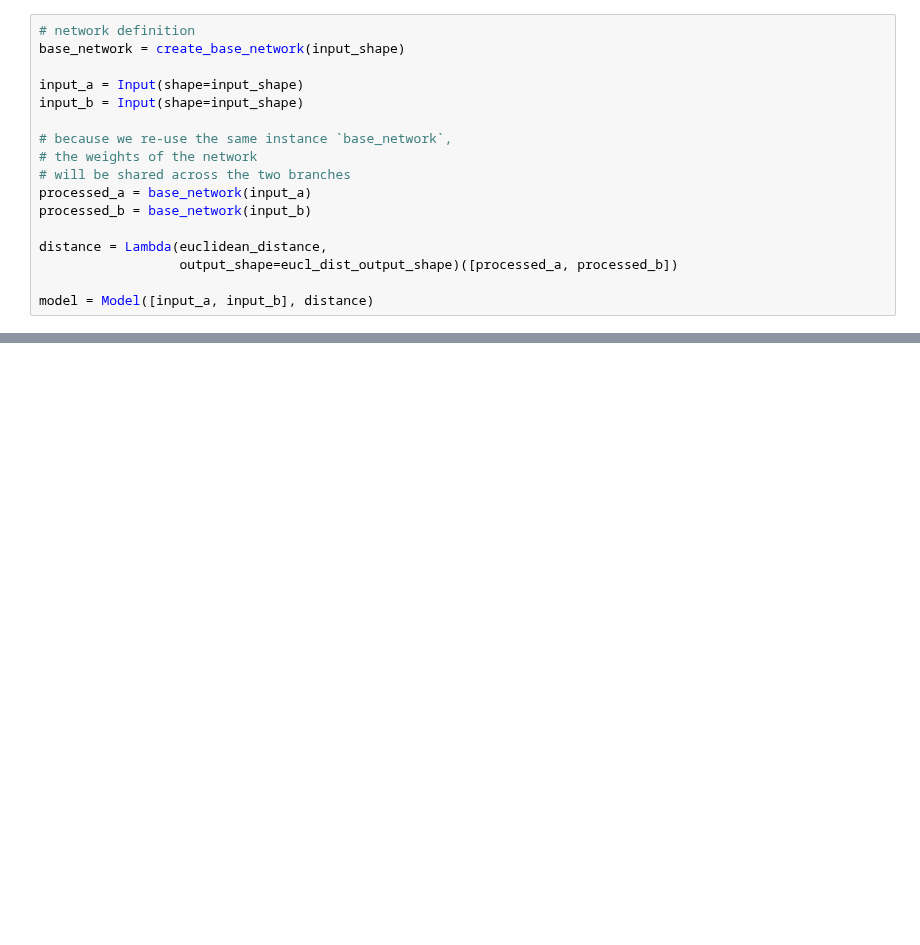
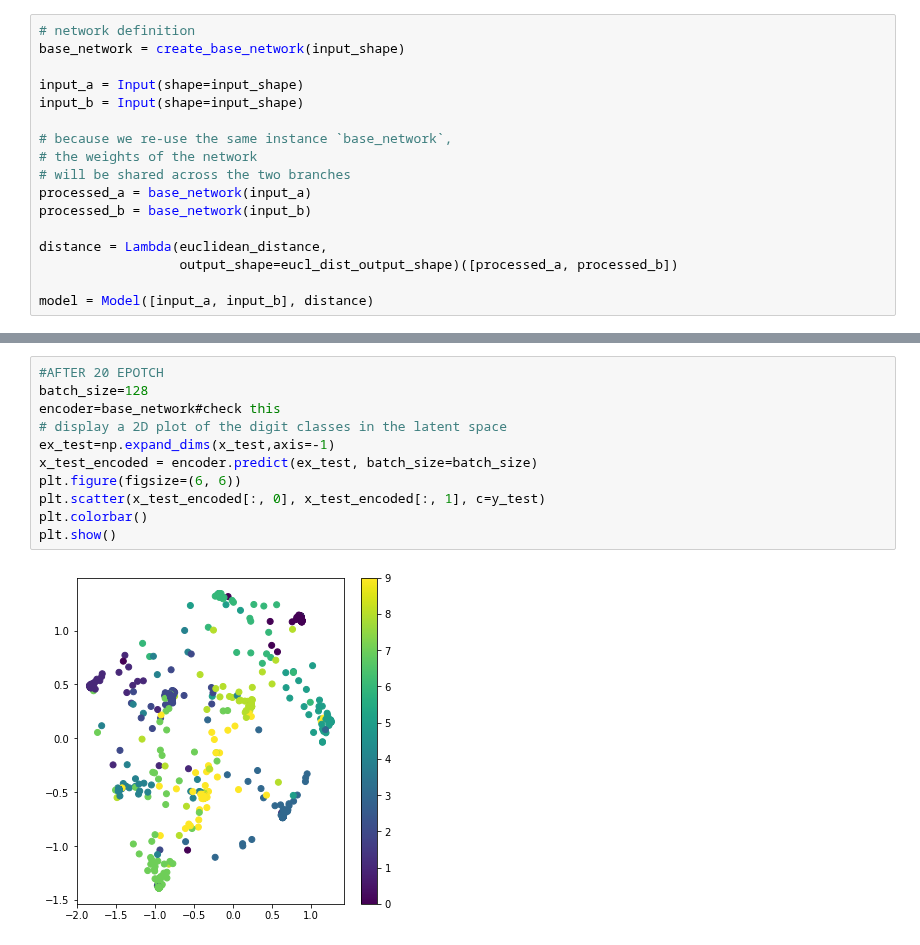
Before and after one commit to franciscodominguezmateos/IntroduccionDeepLearning, a Jupyter notebook: tf2_keras_siamese_2D-view_20041601.ipynb, the cells around one changed output, grey strips where cells are left out. Cells and saved outputs as stored; diff of their text form; blank space fills up the shorter version.

```diff
--- a/tf2_keras_siamese_2D-view_20041601.ipynb
+++ b/tf2_keras_siamese_2D-view_20041601.ipynb
@@ -240,0 +231,13 @@ NameError: name 'base_network' is not defined
+# %%
+#AFTER 20 EPOTCH
+batch_size=128
+encoder=base_network#check this
+# display a 2D plot of the digit classes in the latent space
+ex_test=np.expand_dims(x_test,axis=-1)
+x_test_encoded = encoder.predict(ex_test, batch_size=batch_size)
+plt.figure(figsize=(6, 6))
+plt.scatter(x_test_encoded[:, 0], x_test_encoded[:, 1], c=y_test)
+plt.colorbar()
+plt.show()
+# %% [output]
+[figure, added]
```
Also changed, not shown: parts of 7 cells of this notebook, 5 other files.
